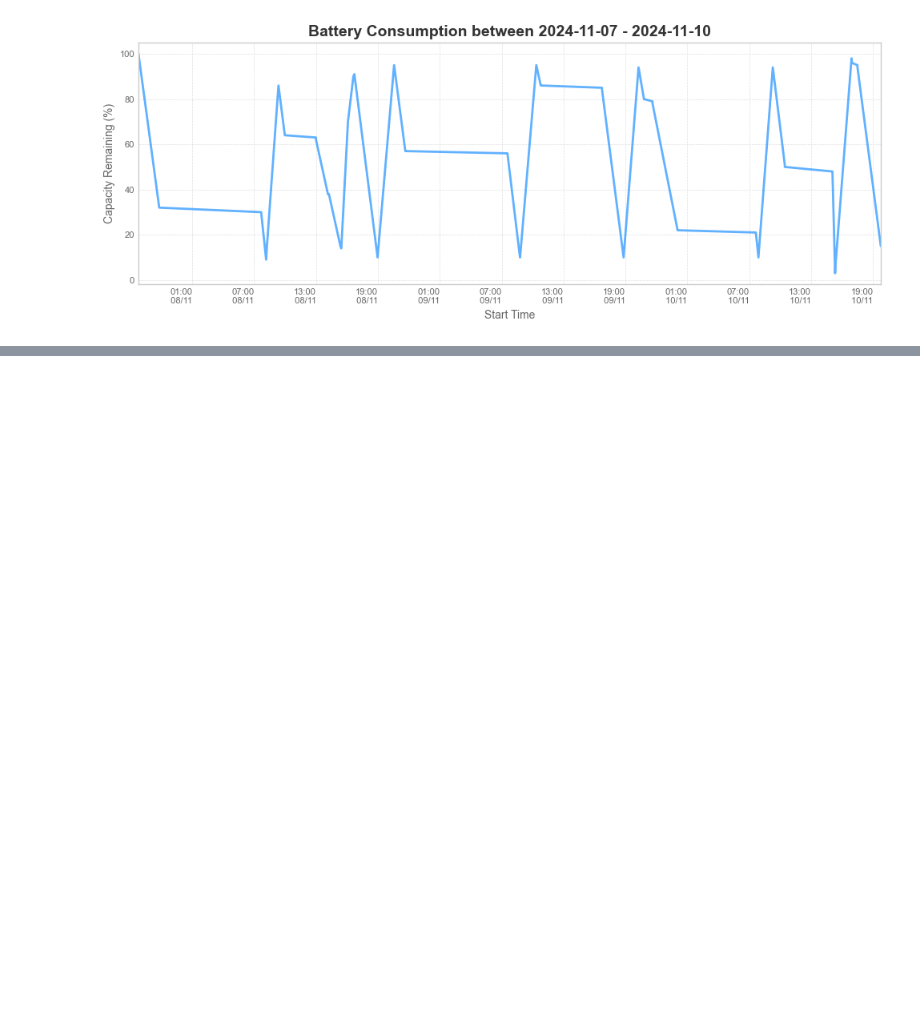
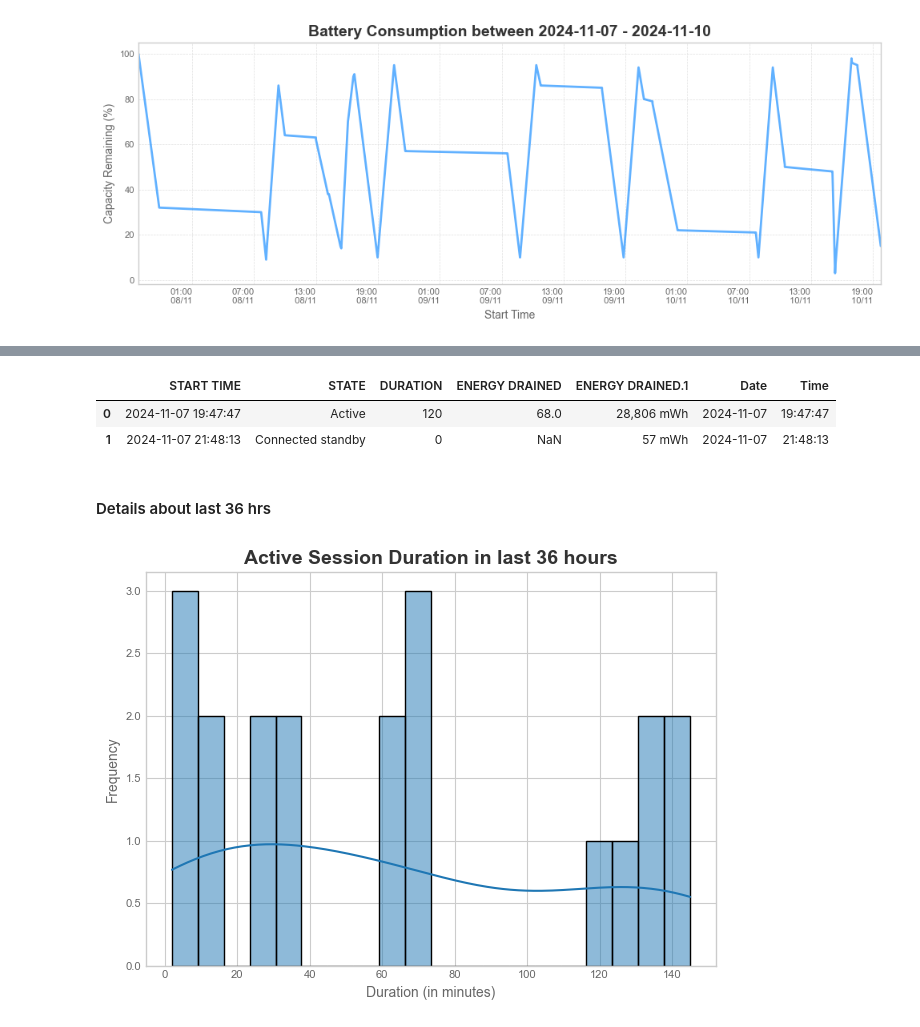
Before and after one commit to sufyan-555/win_battery_report_analyzer, a Jupyter notebook: test.ipynb, the cells around one changed output, grey strips where cells are left out. Saved outputs shown, nothing was run; the diff lists cells and outputs as text; code cells hidden in the pictures; blank space fills up the shorter version.

Commit message:
Battery usage section implemented

```diff
--- a/test.ipynb
+++ b/test.ipynb
@@ -121,0 +135,5 @@ get_usage_plot(recent)
+# %%
+battery = tables[3].copy()
+battery = battery.dropna(axis=0, how='any')
+battery['ENERGY DRAINED'] = battery['ENERGY DRAINED'].replace('-',np.nan)
+battery.head(5)
@@ -121,0 +147,23 @@ get_usage_plot(recent)
+# %%
+handle_time(battery,'START TIME',drop=False)
+remove_percent(battery,'ENERGY DRAINED')
+handle_duration(battery,'DURATION')
+battery.head(2)
+# %% [output]
+|  | START TIME | STATE | DURATION | ENERGY DRAINED | ENERGY DRAINED.1 | Date | Time |
+| 0 | 2024-11-07 19:47:47 | Active | 120 | 68.0 | 28,806 mWh | 2024-11-07 | 19:47:47 |
+| 1 | 2024-11-07 21:48:13 | Connected standby | 0 | NaN | 57 mWh | 2024-11-07 | 21:48:13 |
+# %% [markdown]
+#### Details about last 36 hrs
+# %%
+plt.title('Active Session Duration in last 36 hours', fontsize=14, fontweight='bold', color='#333333')
+sns.histplot(battery['DURATION'][battery['DURATION']>0],kde=True,bins=20)
+plt.xlabel('Duration (in minutes)', fontsize=10, color='#666666')
+plt.ylabel('Frequency', fontsize=10, color='#666666')
+plt.xticks(fontsize=8, color='#666666')
+plt.yticks(fontsize=8, color='#666666')
+plt.tight_layout()
+
+plt.show()
+# %% [output]
+[figure, added]
```
Also changed, not shown: parts of 9 cells of this notebook.
